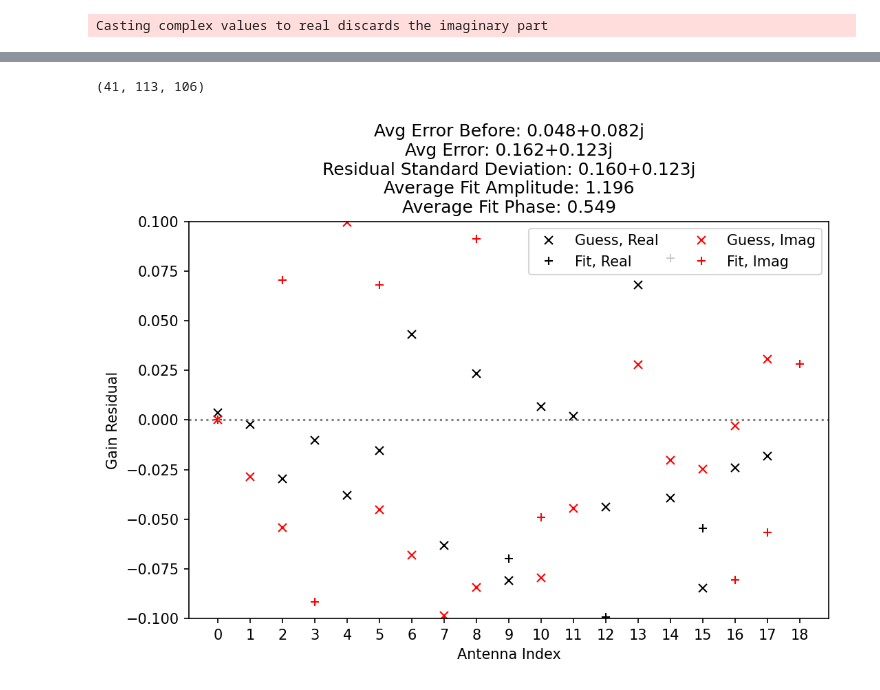
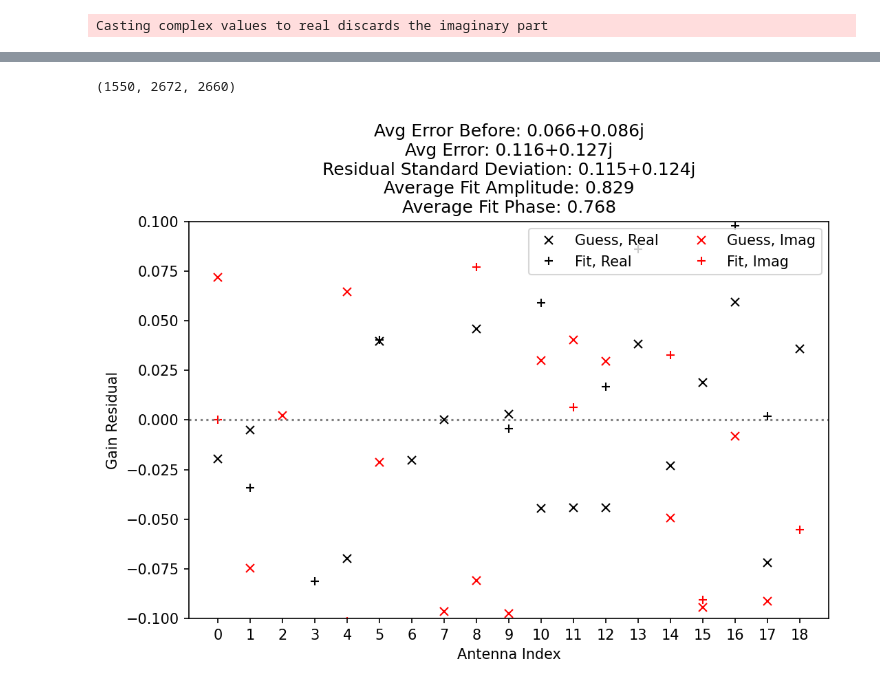
Before and after one commit to r-pascua/corrcal, a Jupyter notebook: docs/tutorials/Diffuse with Airy Beam.ipynb, the cells around one changed output, grey strips where cells are left out. Cells and saved outputs as stored; diff of their text form; code cells hidden in the pictures.

```diff
--- a/docs/tutorials/Diffuse with Airy Beam.ipynb
+++ b/docs/tutorials/Diffuse with Airy Beam.ipynb
@@ -340,7 +340,7 @@ cov = Cov(
 )
 # %%
 scale = 1
-phs_norm_fac = 1e-1
+phs_norm_fac = np.deg2rad(1)
 # %%
 result = minimize(
     nll,
@@ -352,7 +352,7 @@ result = minimize(
 # %%
 result.nit, result.nfev, result.njev
 # %% [output]
-(41, 113, 106)
+(1550, 2672, 2660)
 # %%
 def rephase_to_ant(gain, refant):
     rephased_gain = np.zeros_like(gain)
@@ -363,33 +363,33 @@ def rephase_to_ant(gain, refant):
 # %%
 fit = (result.x[::2] + 1j*result.x[1::2]) / scale
 fit = rephase_to_ant(fit, 0)
-gain = rephase_to_ant(gain, 0)
-true_gains = rephase_to_ant(true_gains, 0)
+rephased_gain = rephase_to_ant(gain, 0)
+rephased_true_gains = rephase_to_ant(true_gains, 0)
 def err(val, exp):
     return np.sqrt(np.mean((val - exp)**2))
 avg_err_before = err(gain.real, true_gains.real) + 1j*err(gain.imag, true_gains.imag)
-avg_err = err(fit.real, true_gains.real) + 1j*err(fit.imag, true_gains.imag)
-fit_std = np.std(fit.real-true_gains.real) + 1j*np.std(fit.imag-true_gains.imag)
+avg_err = err(fit.real, rephased_true_gains.real) + 1j*err(fit.imag, rephased_true_gains.imag)
+fit_std = np.std(fit.real-rephased_true_gains.real) + 1j*np.std(fit.imag-rephased_true_gains.imag)
 lim = 0.1
 plt.figure(figsize=(8,5),dpi=150, facecolor='white')
 title = f"Avg Error Before: {avg_err_before:.3f}\n"
 title += f"Avg Error: {avg_err:.3f}\n"
 title += f"Residual Standard Deviation: {fit_std:.3f}\n"
 title += f"Average Fit Amplitude: {np.mean(np.abs(fit)):.3f}\n"
 title += f"Average Fit Phase: {np.mean(np.angle(fit)):.3f}"
 plt.title(title)
 plt.plot(gain.real - true_gains.real, 'kx', label='Guess, Real')
-plt.plot(fit.real - true_gains.real, 'k+', label='Fit, Real')
+plt.plot(fit.real - rephased_true_gains.real, 'k+', label='Fit, Real')
 plt.plot(gain.imag - true_gains.imag, 'rx', label='Guess, Imag')
-plt.plot(fit.imag - true_gains.imag, 'r+', label='Fit, Imag')
+plt.plot(fit.imag - rephased_true_gains.imag, 'r+', label='Fit, Imag')
 plt.ylim(-lim,lim)
 plt.axhline(0, color='gray', ls=':')
 plt.legend(ncol=2)
 plt.xlabel("Antenna Index")
 plt.ylabel("Gain Residual")
 plt.xticks(np.arange(n_ants));
 basename = f"gain_solutions_diffuse_sky_nontrivial_cl_{beam.type}_beam"
 # plt.savefig(f"{basename}_without_noise.png", dpi=150, bbox_inches='tight')
 # plt.savefig(f"{basename}_with_noise.png", dpi=150, bbox_inches="tight")
 # %% [output]
-[figure, old version]
+[figure, new version]
```
Also changed, not shown: parts of 7 cells of this notebook, 1 other file.
